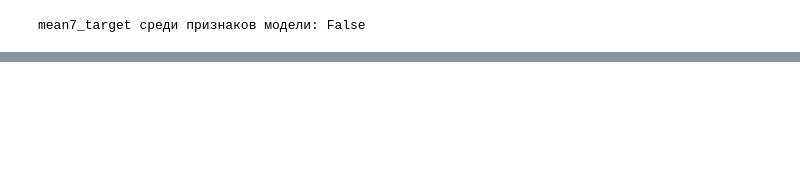
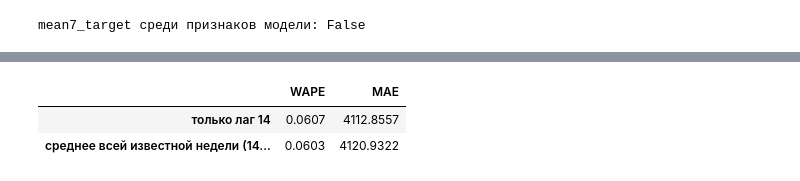
Before and after one commit to alex-hse-repository/time-series-cu-2026, a Jupyter notebook: week_7/part_1/2. Лаги и окна.ipynb, the cells around one changed output, grey strips where cells are left out. Saved outputs shown, nothing was run; the diff lists cells and outputs as text; code cells hidden in the pictures; blank space fills up the shorter version.

```diff
--- a/week_7/part_1/2. Лаги и окна.ipynb
+++ b/week_7/part_1/2. Лаги и окна.ipynb
@@ -226,0 +339,18 @@ common.compare(
+# %%
+with_week = calendar + [LagTransform(in_column="target", lags=[HORIZON, HORIZON + 6], out_column="lag")]
+week_results = {
+    "только лаг 14": [],
+    "среднее всей известной недели (14…20)": [
+        MeanTransform(in_column=f"lag_{HORIZON + 6}", window=7, out_column="week_mean")
+    ],
+}
+common.compare(
+    {
+        name: common.backtest(LinearPerSegmentModel(), with_week + extra, onion, HORIZON)
+        for name, extra in week_results.items()
+    }
+)
+# %% [output]
+|  | WAPE | MAE |
+| только лаг 14 | 0.0607 | 4112.8557 |
+| среднее всей известной недели (14... | 0.0603 | 4120.9322 |
```
Also changed, not shown: parts of 11 cells of this notebook, 4 other files.
